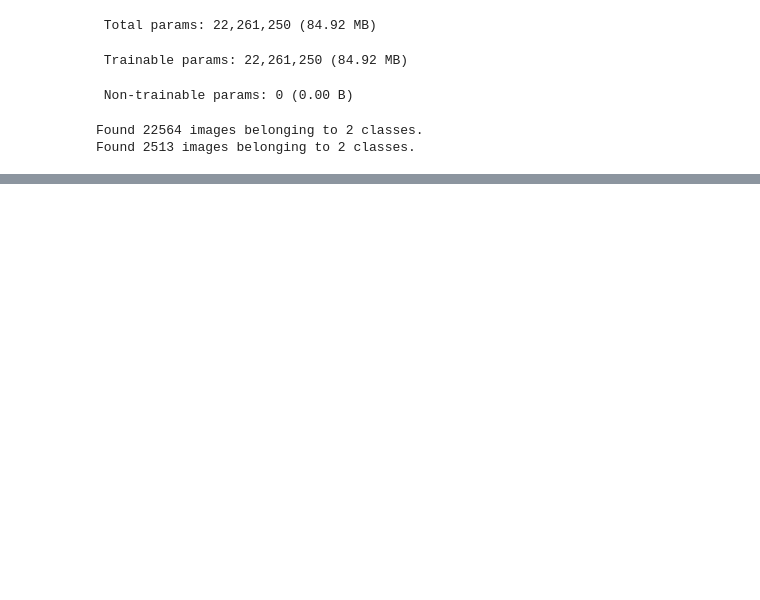
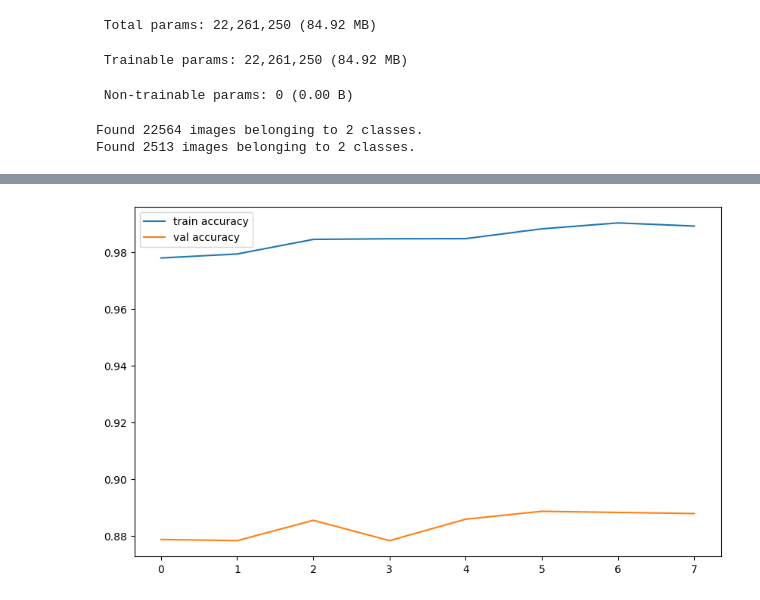
Before and after one commit to Ani-kett/Waste-Classification-using-CNN, a Jupyter notebook: waste_classification.ipynb, the cells around one changed output, grey strips where cells are left out. Saved outputs shown, nothing was run; the diff lists cells and outputs as text; code cells hidden in the pictures; blank space fills up the shorter version.

```diff
--- a/waste_classification.ipynb
+++ b/waste_classification.ipynb
@@ -14,3 +18,6 @@ test_path = "dataset/TEST"
+# %%
+train_path = "/root/.cache/kagglehub/datasets/techsash/waste-classification-data/versions/1/DATASET/TRAIN"
+test_path = "/root/.cache/kagglehub/datasets/techsash/waste-classification-data/versions/1/DATASET/TEST"
 # %%
 from tensorflow.keras.models import Sequential
 from tensorflow.keras.layers import Conv2D, MaxPooling2D, Activation, Dropout, Flatten, Dense, BatchNormalization
@@ -123,7 +128,7 @@ Found 2513 images belonging to 2 classes.
 # %%
 hist = model.fit(
     train_generator,
-    epochs=10,
+    epochs=8,
     validation_data=test_generator
 )
 # %% [output]
@@ -135,0 +138,8 @@ Epoch 3/10
+# %%
+plt.figure(figsize=(10, 6))
+plt.plot(hist.history['accuracy'], label='train accuracy')
+plt.plot(hist.history['val_accuracy'], label='val accuracy')
+plt.legend()
+plt.show()
+# %% [output]
+[figure, added]
```
Also changed, not shown: parts of 12 cells of this notebook.
